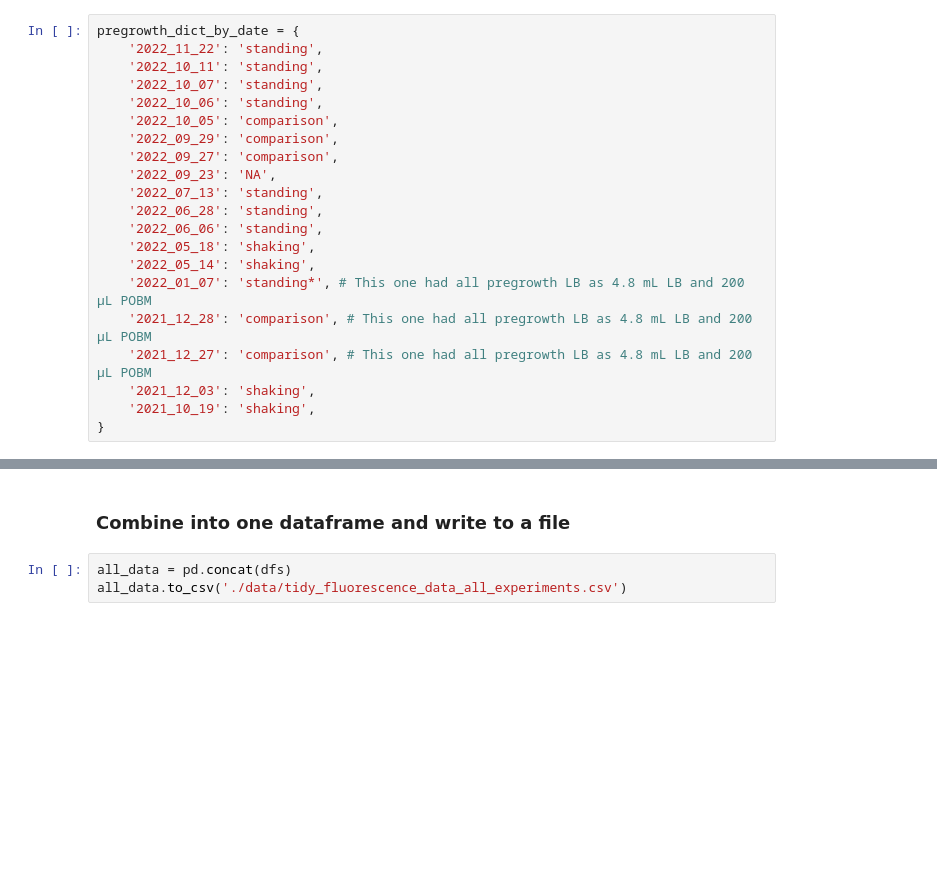
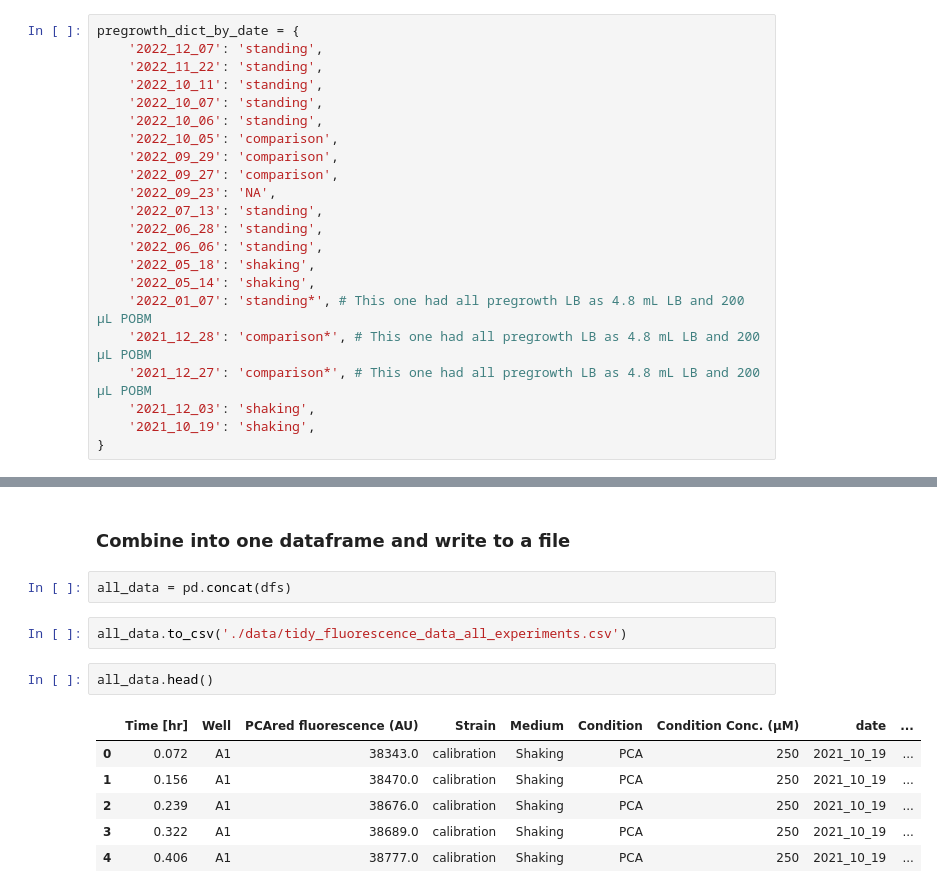
Before and after one commit to ltsypin/Cportucalensis_genetic_mech, a Jupyter notebook: data_reformatting.ipynb, the cells around one changed output, grey strips where cells are left out. Saved outputs shown, nothing was run; the diff lists cells and outputs as text; blank space fills up the shorter version.

```diff
--- a/data_reformatting.ipynb
+++ b/data_reformatting.ipynb
@@ -76,6 +78,7 @@ data
 # with numbers after the strain ID
 # %%
 pregrowth_dict_by_date = {
+    '2022_12_07': 'standing',
     '2022_11_22': 'standing',
     '2022_10_11': 'standing',
     '2022_10_07': 'standing',
@@ -90,8 +93,8 @@ pregrowth_dict_by_date = {
     '2022_05_18': 'shaking',
     '2022_05_14': 'shaking',
     '2022_01_07': 'standing*', # This one had all pregrowth LB as 4.8 mL LB and 200 µL POBM
-    '2021_12_28': 'comparison', # This one had all pregrowth LB as 4.8 mL LB and 200 µL POBM
-    '2021_12_27': 'comparison', # This one had all pregrowth LB as 4.8 mL LB and 200 µL POBM
+    '2021_12_28': 'comparison*', # This one had all pregrowth LB as 4.8 mL LB and 200 µL POBM
+    '2021_12_27': 'comparison*', # This one had all pregrowth LB as 4.8 mL LB and 200 µL POBM
     '2021_12_03': 'shaking',
     '2021_10_19': 'shaking',
 }
@@ -117,6 +124,16 @@ for d, m in zip(data, maps):
     dfs.append(df)
 # %% [markdown]
 ### Combine into one dataframe and write to a file
-# %%
-all_data = pd.concat(dfs)
-all_data.to_csv('./data/tidy_fluorescence_data_all_experiments.csv')
+# %%
+all_data = pd.concat(dfs)
+# %%
+all_data.to_csv('./data/tidy_fluorescence_data_all_experiments.csv')
+# %%
+all_data.head()
+# %% [output]
+|  | Time [hr] | Well | PCAred fluorescence (AU) | Strain | Medium | Condition | Condition Conc. (µM) | date | ... |
+| 0 | 0.072 | A1 | 38343.0 | calibration | Shaking | PCA | 250 | 2021_10_19 | ... |
+| 1 | 0.156 | A1 | 38470.0 | calibration | Shaking | PCA | 250 | 2021_10_19 | ... |
+| 2 | 0.239 | A1 | 38676.0 | calibration | Shaking | PCA | 250 | 2021_10_19 | ... |
+| 3 | 0.322 | A1 | 38689.0 | calibration | Shaking | PCA | 250 | 2021_10_19 | ... |
+| 4 | 0.406 | A1 | 38777.0 | calibration | Shaking | PCA | 250 | 2021_10_19 | ... |
```
Also changed, not shown: parts of 3 cells of this notebook.
